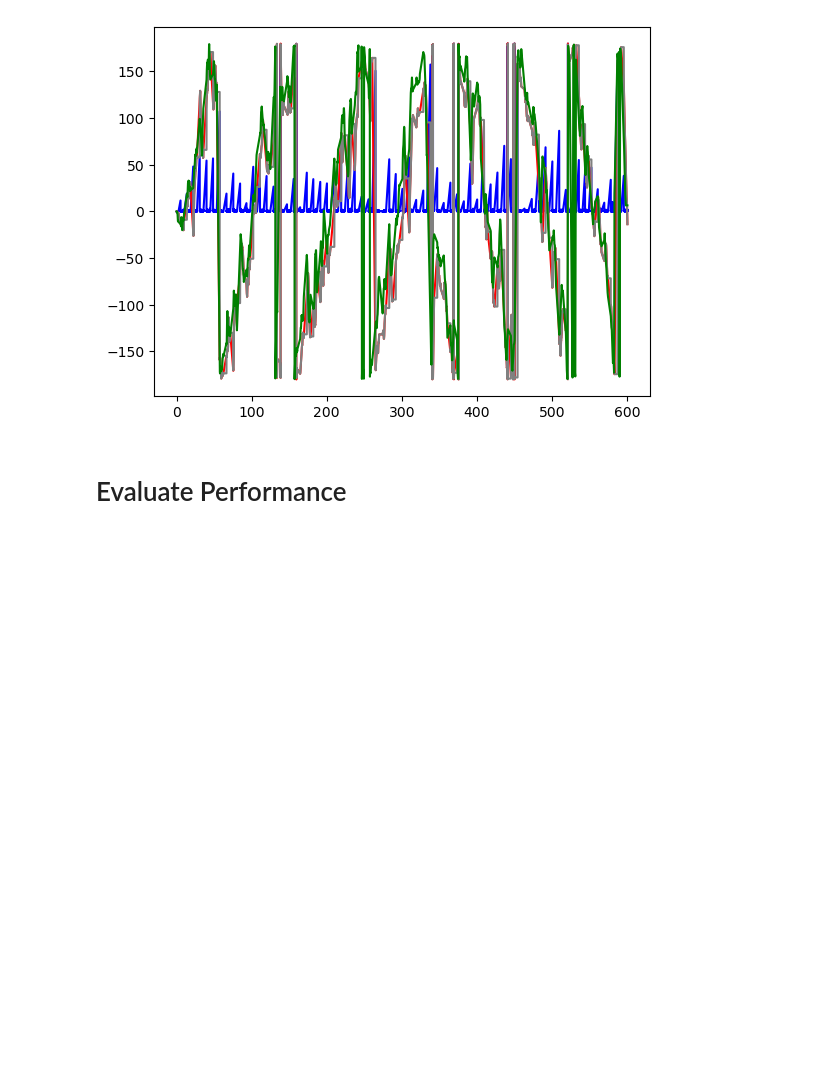
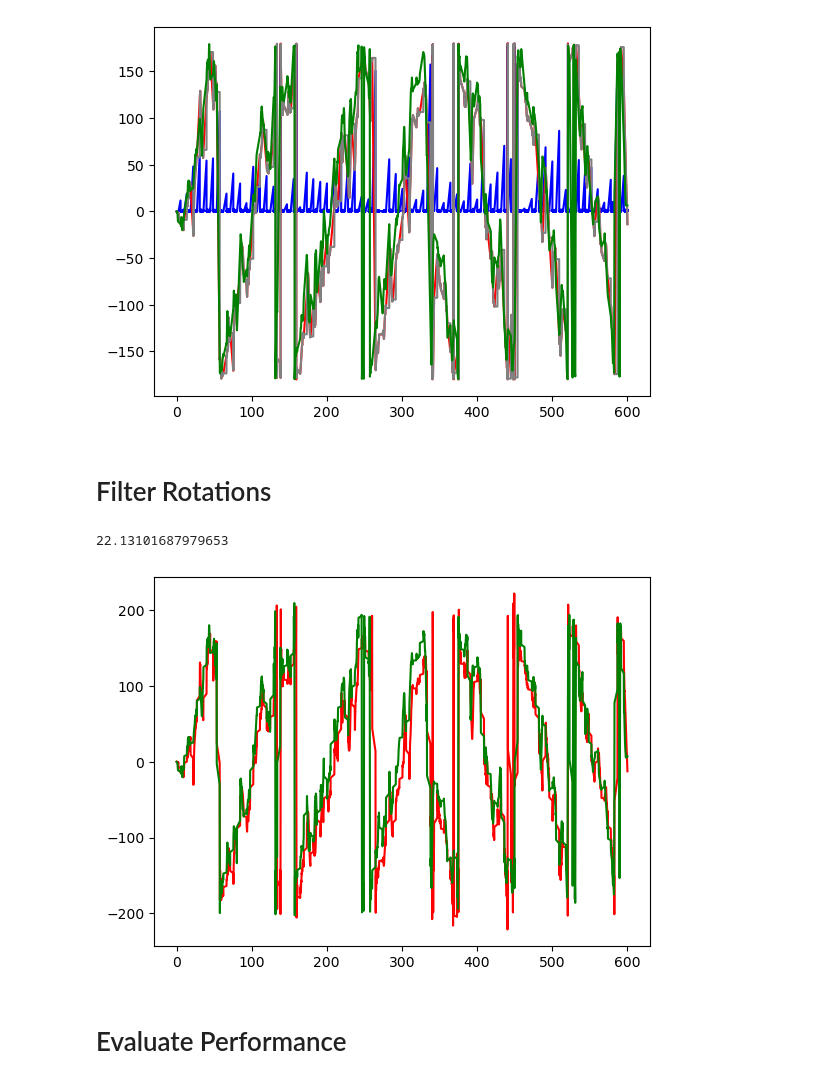
Before and after one commit to YusufHosny/Helixon, a Jupyter notebook: algo-tests/eval_rotations.ipynb, the cells around one changed output. Drawn from its saved outputs; the diff is of its cells as text; code cells hidden in the pictures; blank space fills up the shorter version.

Commit message:
update evaluation with filter and outlier rejection

```diff
--- a/algo-tests/eval_rotations.ipynb
+++ b/algo-tests/eval_rotations.ipynb
@@ -88,6 +88,29 @@ rpy = rpy_outliers_rejected
 # %% [output]
 Standard Deviation along Z axis: 6.8602653393967366
 [figure]
+# %% [markdown]
+# Filter Rotations
+# %%
+from scipy.signal import sosfiltfilt, butter
+
+fs =  len(raw_timestamp) / (raw_timestamp[-1]*1e-6)
+print(fs)
+fn = 1 # Hz
+Wn = 2*fn/fs
+sos = butter(70, Wn, btype='low', output='sos')
+
+rots[:, X] = sosfiltfilt(sos, rots[:, X])
+rpy[:, X] = sosfiltfilt(sos, rpy[:, X])
+
+fig = plt.figure()
+ax = plt.axes()
+
+ax.plot(raw_timestamp*1e-6, rpy[:, X], color='red')
+ax.plot(raw_timestamp*1e-6, rots[:, X], color='green')
+plt.show()
+# %% [output]
+22.13101687979653
+[figure, added]
 # %% [markdown]
 # Evaluate Performance
 # %%
```
Also changed, not shown: parts of 2 cells of this notebook.
